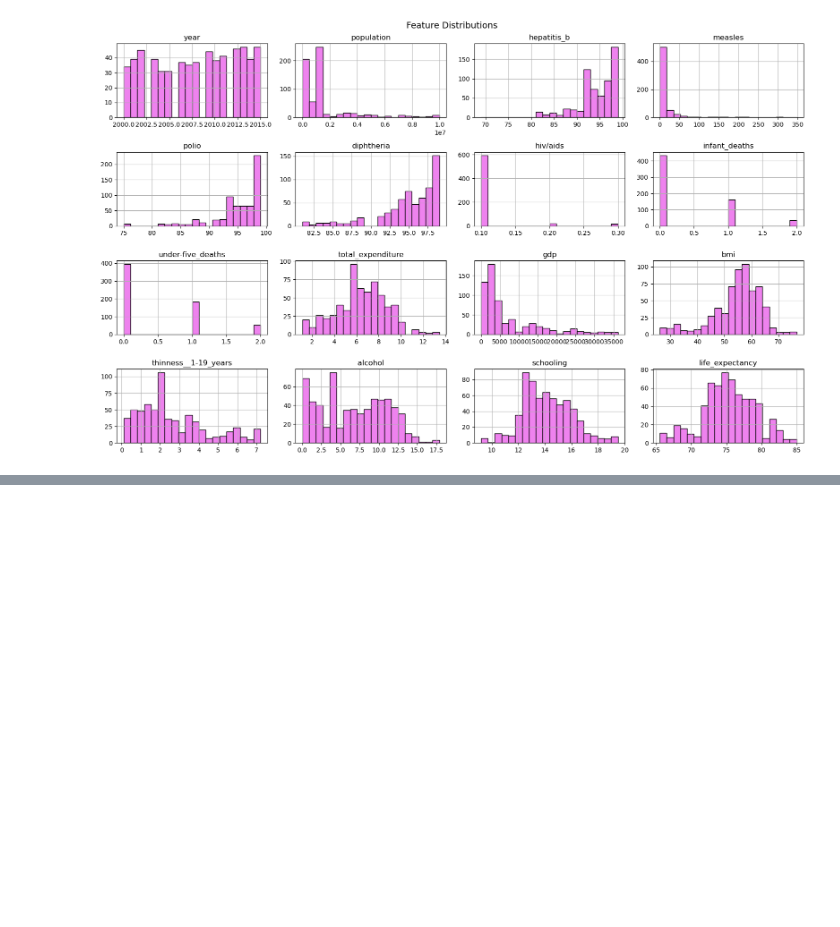
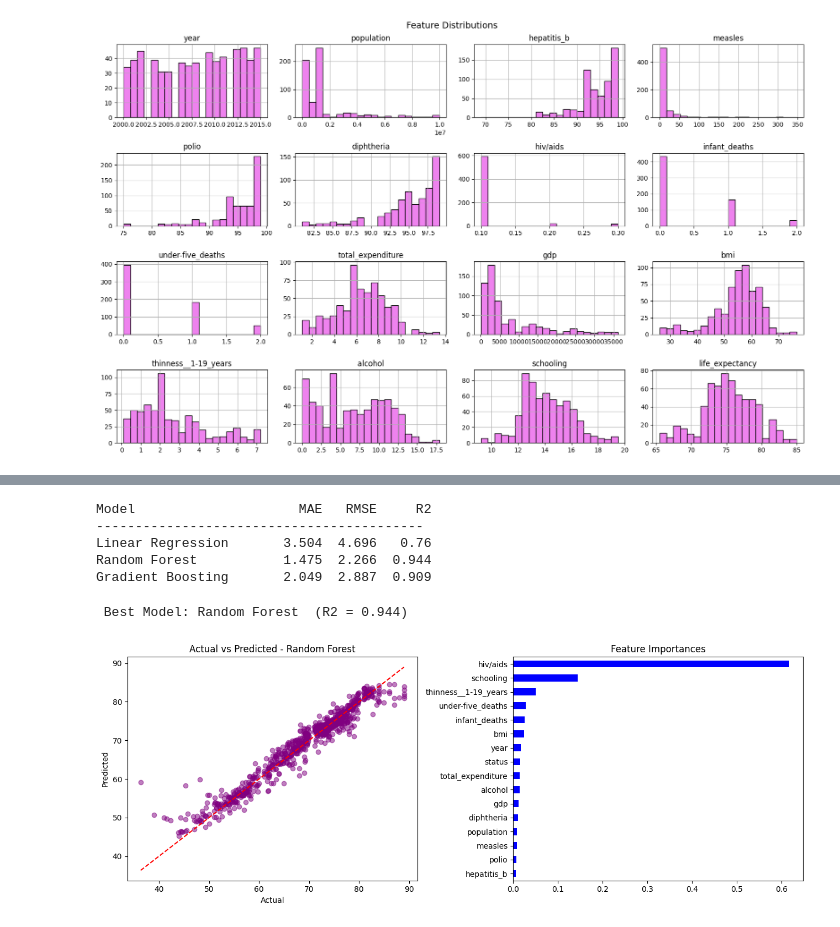
Before and after one commit to dhruvapatel23/life-expectancy, a Jupyter notebook: notebook/LifeExpectancy.ipynb, the cells around one changed output, grey strips where cells are left out. Saved outputs shown, nothing was run; the diff lists cells and outputs as text; code cells hidden in the pictures; blank space fills up the shorter version.

```diff
--- a/notebook/LifeExpectancy.ipynb
+++ b/notebook/LifeExpectancy.ipynb
@@ -130,0 +152,54 @@ plt.tight_layout(); plt.show()
+# %%
+#Model training and building
+models = {
+    "Linear Regression" : LinearRegression(),
+    "Random Forest"     : RandomForestRegressor(n_estimators=100, random_state=42),
+    "Gradient Boosting" : GradientBoostingRegressor(n_estimators=100, random_state=42),
+}
+
+results = {}
+for name, model in models.items():
+    model.fit(X_train, y_train)
+    pred = model.predict(X_test)
+    results[name] = {
+        "MAE" : round(mean_absolute_error(y_test, pred), 3),
+        "RMSE": round(np.sqrt(mean_squared_error(y_test, pred)), 3),
+        "R2"  : round(r2_score(y_test, pred), 3),
+        "pred": pred,
+    }
+# %%
+print(f"\n{'Model':<22} {'MAE':>6} {'RMSE':>6} {'R2':>6}")
+print("-" * 42)
+for name, m in results.items():
+    print(f"{name:<22} {m['MAE']:>6} {m['RMSE']:>6} {m['R2']:>6}")
+# %% [output]
+Model                     MAE   RMSE     R2
+------------------------------------------
+Linear Regression       3.504  4.696   0.76
+Random Forest           1.475  2.266  0.944
+Gradient Boosting       2.049  2.887  0.909
+# %%
+best_name  = max(models, key=lambda n: r2_score(y_test, models[n].predict(X_test)))
+best_pred  = models[best_name].predict(X_test)
+print(f"\n Best Model: {best_name}  (R2 = {results[best_name]['R2']})")
+
+fig, axes = plt.subplots(1, 2, figsize=(13, 5))
+
+# Actual vs Predicted
+axes[0].scatter(y_test, best_pred, alpha=0.5, color="Purple")
+axes[0].plot([y_test.min(), y_test.max()], [y_test.min(), y_test.max()], "r--")
+axes[0].set_xlabel("Actual")
+axes[0].set_ylabel("Predicted")
+axes[0].set_title(f"Actual vs Predicted - {best_name}")
+
+# Feature Importance
+importances = models[best_name].feature_importances_
+fi = pd.Series(importances, index=X.columns).sort_values()
+fi.plot(kind="barh", ax=axes[1], color="Blue")
+axes[1].set_title("Feature Importances")
+
+plt.tight_layout()
+plt.show()
+# %% [output]
+ Best Model: Random Forest  (R2 = 0.944)
+[figure, added]
```
Also changed, not shown: parts of 5 cells of this notebook.
